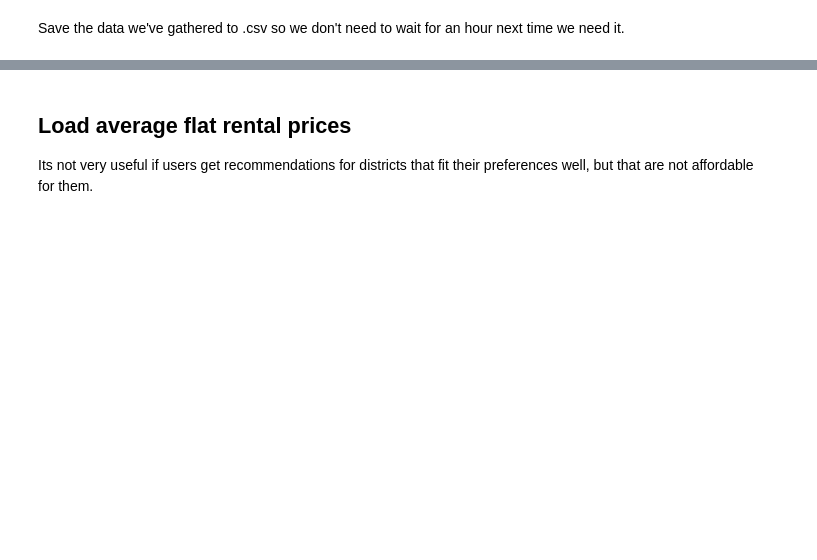
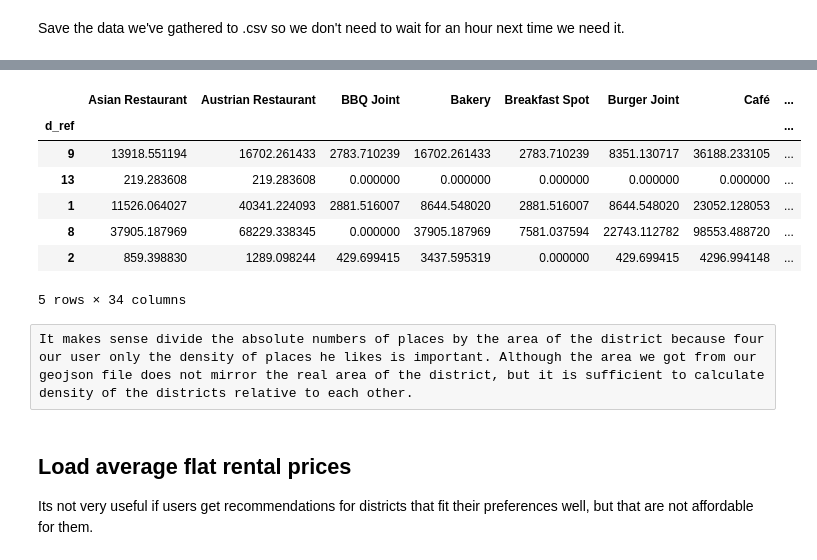
Before and after one commit to davemaier/data-science-capstone, a Jupyter notebook: Vienna District Recommender.ipynb, the cells around one changed output, grey strips where cells are left out. Saved outputs shown, nothing was run; the diff lists cells and outputs as text; code cells hidden in the pictures; blank space fills up the shorter version.

Commit message:
Vienna recommender complete needs formatting

```diff
--- a/Vienna District Recommender.ipynb
+++ b/Vienna District Recommender.ipynb
@@ -185,10 +185,11 @@ df_trending_feature_sel = df_trending.drop(columns=["d_ref", "d_name"]).apply(pd
 is_small = (df_trending_feature_sel.sum() < 10)
 col_del = is_small[is_small].index
 
-df_vienna_features = (df_trending
+df_foursquare_places = (df_trending
                           .drop(columns=col_del)
                           .reset_index()
-                          .drop(columns=["index"])
+                          .drop(columns=["index", "d_name"])
+                          .apply(lambda x: x.astype(int) if x.name == 'd_ref' else x)
                      )
 # %% [markdown]
 Just a short peek on what we've got so far:
@@ -294,7 +295,16 @@ Conatinate the retrieved singel lined dataframes to a single dataframe, containi
 # %%
-df_places = (pd.concat(places, sort=False)
+df_osm_places = (pd.concat(places, sort=False)
                    .reset_index()
-                   .drop(columns=['index', 'level_0', 'atm', 'cafe', 'fuel'])
+                   .drop(columns=['index', 'level_0', 'atm', 'cafe', 'fuel', 'd_name'])
+                   .rename(columns={
+                       'doctors':'osm_doctor',
+                       'park':'osm_park',
+                       'restaurant':'osm_restaurant',
+                       'supermarket':'osm_supermarket',
+                       'university':'osm_university',
+                       'waste_basket':'osm_waste_basket'
+                   })
+                   .apply(lambda x: x.astype(int) if x.name == 'd_ref' else x)
                    .fillna(0)
                   )
 # %% [markdown]
@@ -304,3 +325,27 @@ df_places.to_csv('vienna_osm_places.csv')
+# %%
+df_vienna_features = (df_foursquare_places
+                      .merge(
+                          right=df_places,
+                          how='inner',
+                          right_on='d_ref',
+                          left_on='d_ref')
+                      .set_index('d_ref')
+                      .apply(lambda x: x.div(x['d_area']), axis=1)
+                      .drop(columns=['d_area'])
+                     )
+
+df_vienna_features.head()
+# %% [output]
+|  | Asian Restaurant | Austrian Restaurant | BBQ Joint | Bakery | Breakfast Spot | Burger Joint | Café | ... |
+| d_ref |  |  |  |  |  |  |  | ... |
+| 9 | 13918.551194 | 16702.261433 | 2783.710239 | 16702.261433 | 2783.710239 | 8351.130717 | 36188.233105 | ... |
+| 13 | 219.283608 | 219.283608 | 0.000000 | 0.000000 | 0.000000 | 0.000000 | 0.000000 | ... |
+| 1 | 11526.064027 | 40341.224093 | 2881.516007 | 8644.548020 | 2881.516007 | 8644.548020 | 23052.128053 | ... |
+| 8 | 37905.187969 | 68229.338345 | 0.000000 | 37905.187969 | 7581.037594 | 22743.112782 | 98553.488720 | ... |
+| 2 | 859.398830 | 1289.098244 | 429.699415 | 3437.595319 | 0.000000 | 429.699415 | 4296.994148 | ... |
+5 rows × 34 columns
+# %% [raw]
+It makes sense divide the absolute numbers of places by the area of the district because four our user only the density of places he likes is important. Although the area we got from our geojson file does not mirror the real area of the district, but it is sufficient to calculate density of the districts relative to each other.
 # %% [markdown]
 ## Load average flat rental prices
 
```
Also changed, not shown: parts of 26 cells of this notebook.
